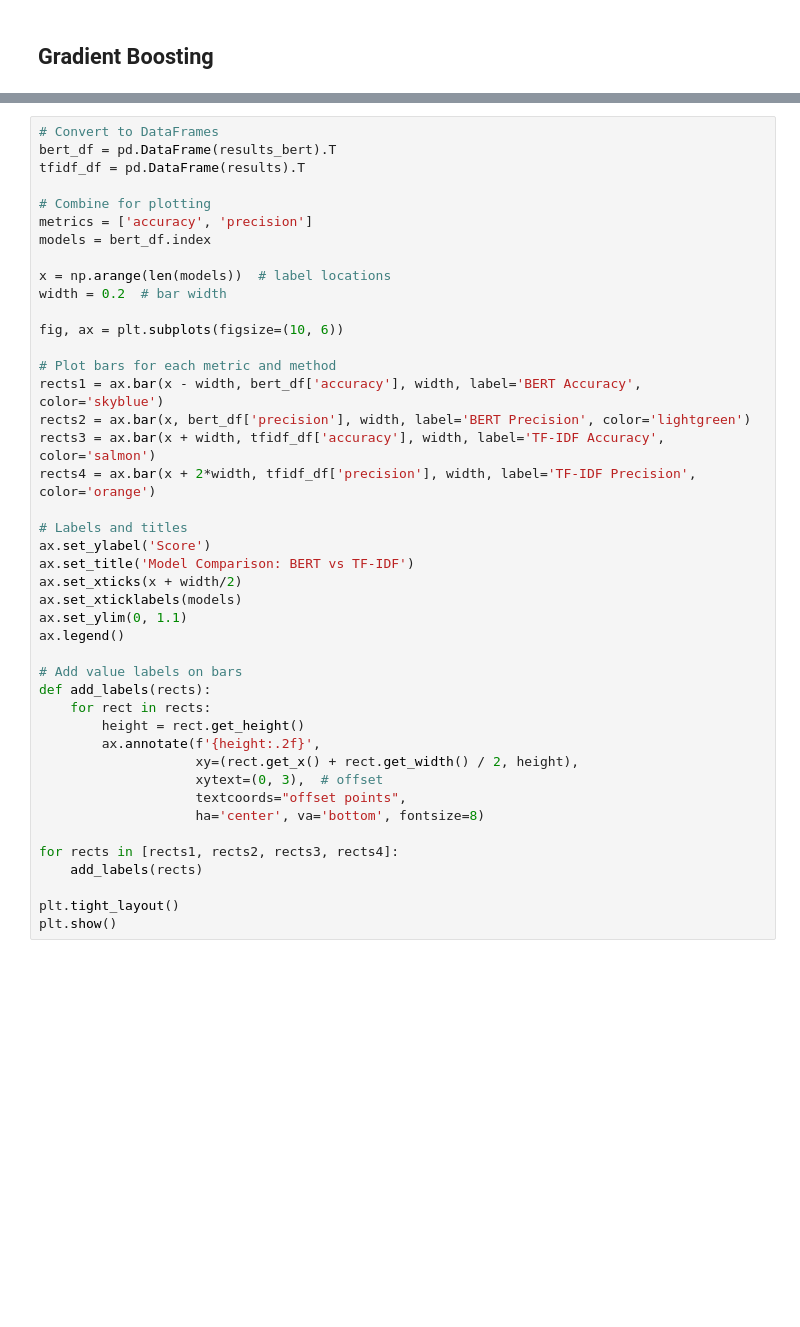
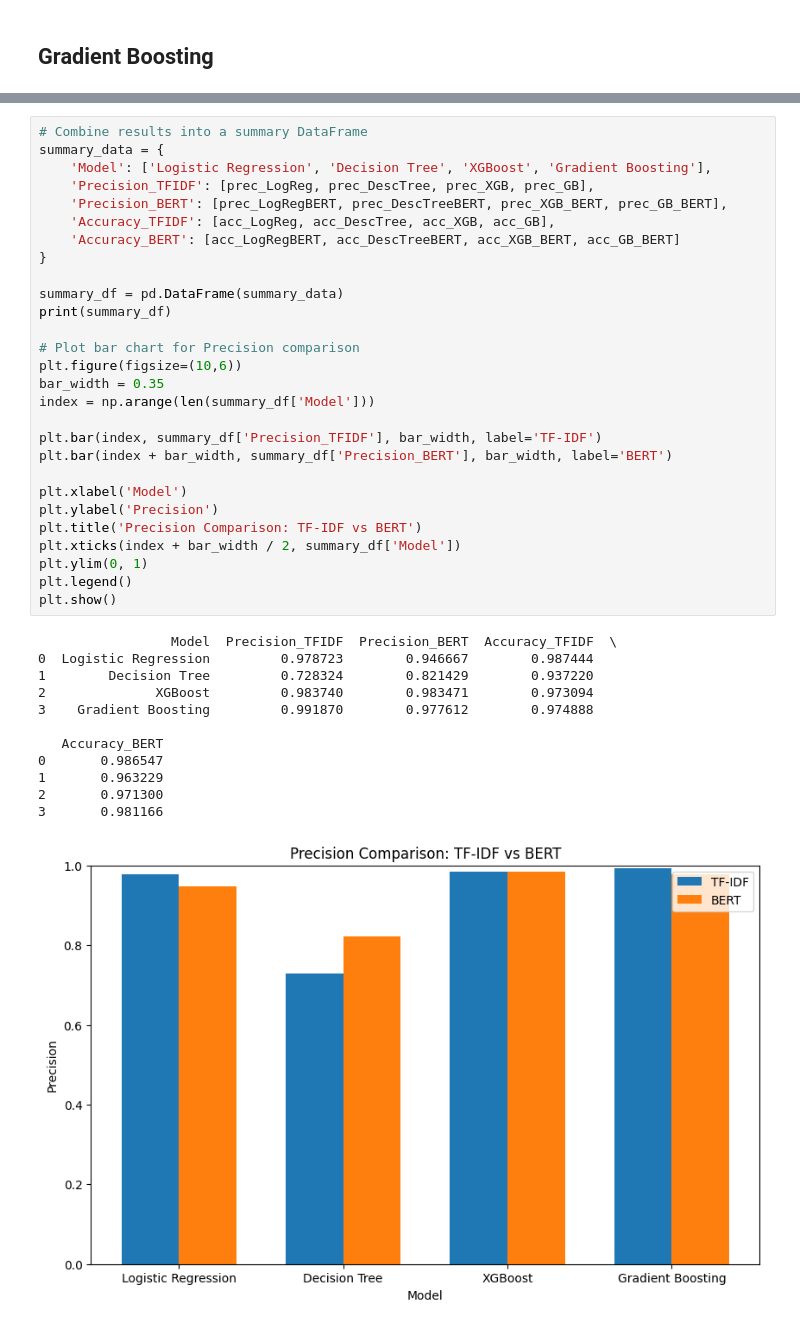
Before and after one commit to ninacunha/BERT-vs-TFIDF-TextClassification, a Jupyter notebook: Final.ipynb, the cells around one changed output, grey strips where cells are left out. Cells and saved outputs as stored; diff of their text form; blank space fills up the shorter version.

```diff
--- a/Final.ipynb
+++ b/Final.ipynb
@@ -691,43 +708,41 @@ plt.show()
 # %%
-# Convert to DataFrames
-bert_df = pd.DataFrame(results_bert).T
-tfidf_df = pd.DataFrame(results).T
+# Combine results into a summary DataFrame
+summary_data = {
+    'Model': ['Logistic Regression', 'Decision Tree', 'XGBoost', 'Gradient Boosting'],
+    'Precision_TFIDF': [prec_LogReg, prec_DescTree, prec_XGB, prec_GB],
+    'Precision_BERT': [prec_LogRegBERT, prec_DescTreeBERT, prec_XGB_BERT, prec_GB_BERT],
+    'Accuracy_TFIDF': [acc_LogReg, acc_DescTree, acc_XGB, acc_GB],
+    'Accuracy_BERT': [acc_LogRegBERT, acc_DescTreeBERT, acc_XGB_BERT, acc_GB_BERT]
+}
 
-# Combine for plotting
-metrics = ['accuracy', 'precision']
-models = bert_df.index
+summary_df = pd.DataFrame(summary_data)
+print(summary_df)
 
-x = np.arange(len(models))  # label locations
-width = 0.2  # bar width
+# Plot bar chart for Precision comparison
+plt.figure(figsize=(10,6))
+bar_width = 0.35
+index = np.arange(len(summary_df['Model']))
 
-fig, ax = plt.subplots(figsize=(10, 6))
+plt.bar(index, summary_df['Precision_TFIDF'], bar_width, label='TF-IDF')
+plt.bar(index + bar_width, summary_df['Precision_BERT'], bar_width, label='BERT')
 
-# Plot bars for each metric and method
-rects1 = ax.bar(x - width, bert_df['accuracy'], width, label='BERT Accuracy', color='skyblue')
-rects2 = ax.bar(x, bert_df['precision'], width, label='BERT Precision', color='lightgreen')
-rects3 = ax.bar(x + width, tfidf_df['accuracy'], width, label='TF-IDF Accuracy', color='salmon')
-rects4 = ax.bar(x + 2*width, tfidf_df['precision'], width, label='TF-IDF Precision', color='orange')
-
-# Labels and titles
-ax.set_ylabel('Score')
-ax.set_title('Model Comparison: BERT vs TF-IDF')
-ax.set_xticks(x + width/2)
-ax.set_xticklabels(models)
-ax.set_ylim(0, 1.1)
-ax.legend()
-
-# Add value labels on bars
-def add_labels(rects):
-    for rect in rects:
-        height = rect.get_height()
-        ax.annotate(f'{height:.2f}',
-                    xy=(rect.get_x() + rect.get_width() / 2, height),
-                    xytext=(0, 3),  # offset
-                    textcoords="offset points",
-                    ha='center', va='bottom', fontsize=8)
-
-for rects in [rects1, rects2, rects3, rects4]:
-    add_labels(rects)
-
-plt.tight_layout()
+plt.xlabel('Model')
+plt.ylabel('Precision')
+plt.title('Precision Comparison: TF-IDF vs BERT')
+plt.xticks(index + bar_width / 2, summary_df['Model'])
+plt.ylim(0, 1)
+plt.legend()
 plt.show()
+# %% [output]
+                 Model  Precision_TFIDF  Precision_BERT  Accuracy_TFIDF  \
+0  Logistic Regression         0.978723        0.946667        0.987444
+1        Decision Tree         0.728324        0.821429        0.937220
+2              XGBoost         0.983740        0.983471        0.973094
+3    Gradient Boosting         0.991870        0.977612        0.974888
+
+   Accuracy_BERT
+0       0.986547
+1       0.963229
+2       0.971300
+3       0.981166
+[figure, added]
```
Also changed, not shown: parts of 10 cells of this notebook.
